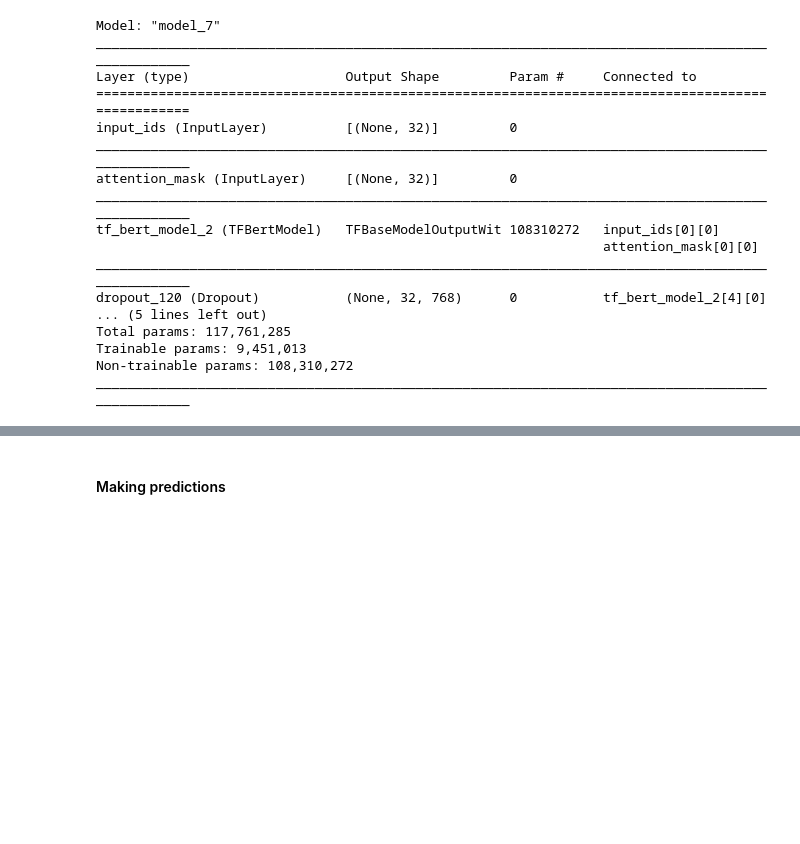
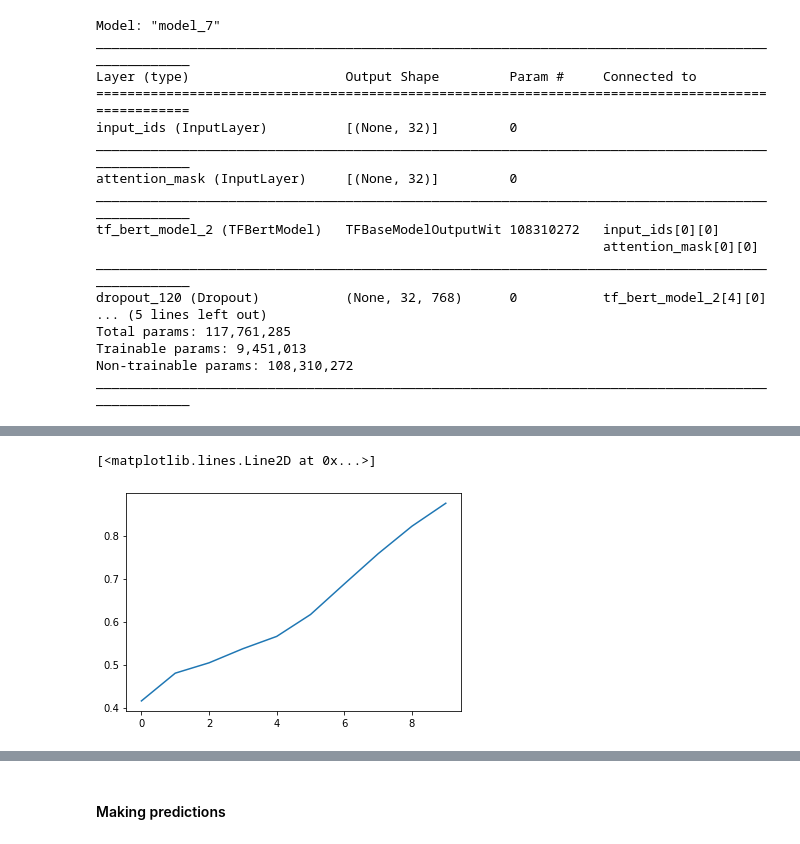
Before and after one commit to alexandrosanat/transformer-sequence-classification, a Jupyter notebook: main.ipynb, the cells around one changed output, grey strips where cells are left out. Drawn from its saved outputs; the diff is of its cells as text; code cells hidden in the pictures; blank space fills up the shorter version.

Commit message:
Trains model and add predictions

```diff
--- a/main.ipynb
+++ b/main.ipynb
@@ -319,7 +320,7 @@ model.compile(optimizer=optimizer, loss=loss, metrics=[acc])
 EPOCHS = 10
 STEPS_PER_EPOCH = 4
 # %%
-history = model.fit(train, validation_data=val, epochs=EPOCHS, validation_freq=140)  #, steps_per_epoch=STEPS_PER_EPOCH
+history = model.fit(train, validation_data=val, epochs=EPOCHS, validation_freq=5)  #, steps_per_epoch=STEPS_PER_EPOCH
 # %% [output]
 Epoch 1/10
 2023-01-01 17:19:22.573817: I tensorflow/core/grappler/optimizers/custom_graph_optimizer_registry.cc:112] Plugin optimizer for device_type GPU is enabled.
@@ -342,2 +350,5 @@ Epoch 7/10
 # %%
-history
+plt.plot(history.history['accuracy'])
+# %% [output]
+[<matplotlib.lines.Line2D at 0x...>]
+[figure, added]
```
Also changed, not shown: parts of 11 cells of this notebook.
